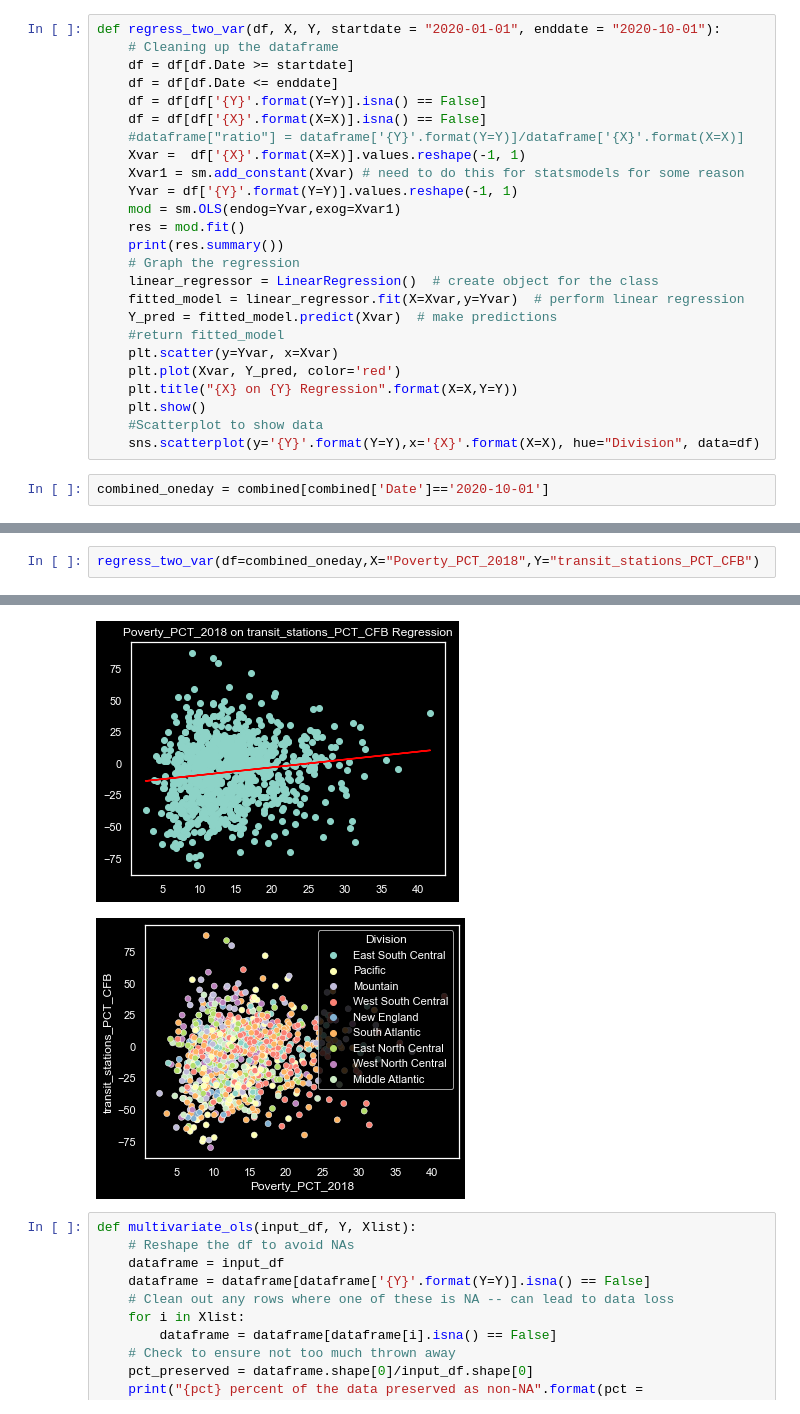
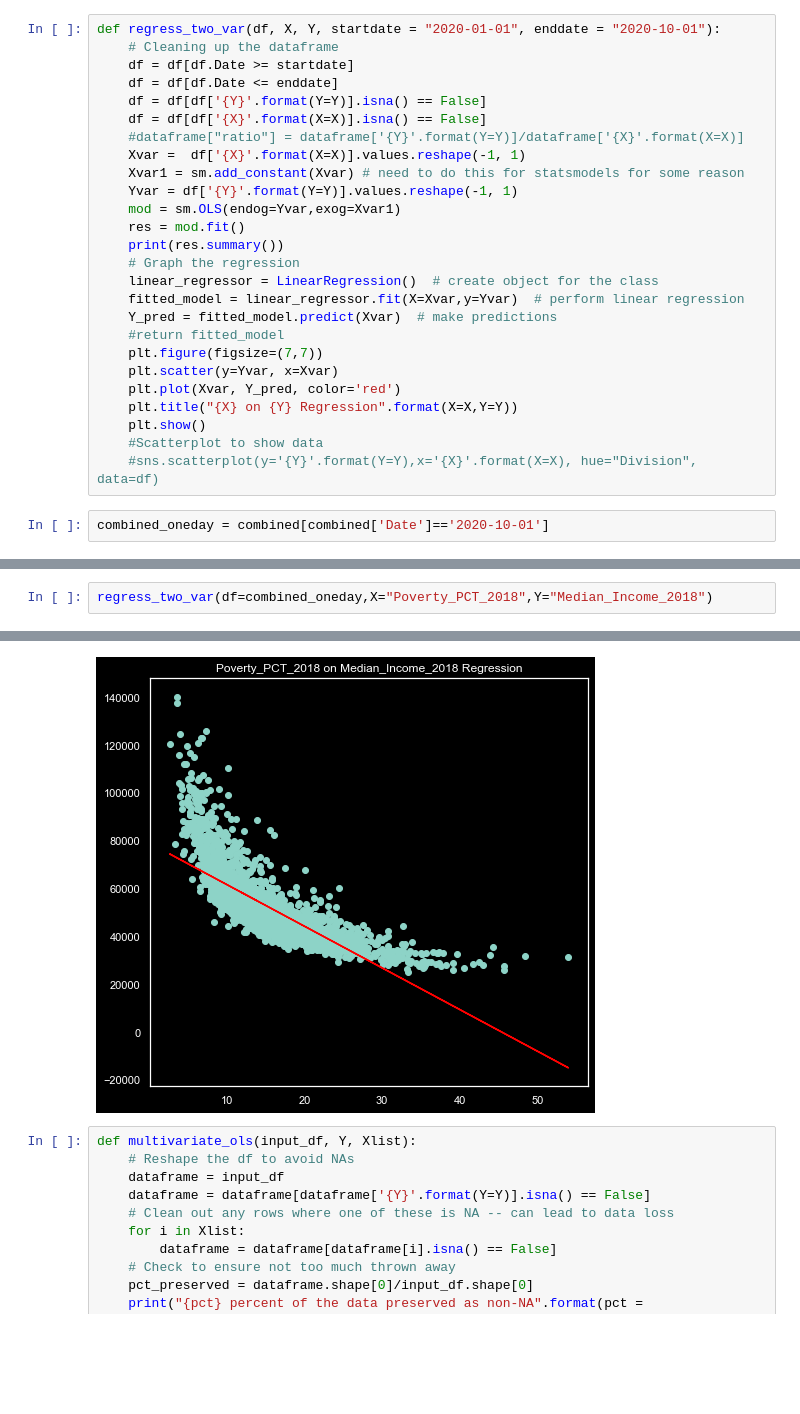
Before and after one commit to pballent/hia-covid, a Jupyter notebook: hia_covid_python_exploration/Combined_COVID_Scratch2.ipynb, the cells around one changed output, grey strips where cells are left out. Drawn from its saved outputs; the diff is of its cells as text; blank space fills up the shorter version.

```diff
--- a/hia_covid_python_exploration/Combined_COVID_Scratch2.ipynb
+++ b/hia_covid_python_exploration/Combined_COVID_Scratch2.ipynb
@@ -175,12 +173,13 @@ def regress_two_var(df, X, Y, startdate = "2020-01-01", enddate = "2020-10-01"):
     fitted_model = linear_regressor.fit(X=Xvar,y=Yvar)  # perform linear regression
     Y_pred = fitted_model.predict(Xvar)  # make predictions
     #return fitted_model
+    plt.figure(figsize=(7,7))
     plt.scatter(y=Yvar, x=Xvar)
     plt.plot(Xvar, Y_pred, color='red')
     plt.title("{X} on {Y} Regression".format(X=X,Y=Y))
     plt.show()
     #Scatterplot to show data
-    sns.scatterplot(y='{Y}'.format(Y=Y),x='{X}'.format(X=X), hue="Division", data=df)
+    #sns.scatterplot(y='{Y}'.format(Y=Y),x='{X}'.format(X=X), hue="Division", data=df)
 # %%
 combined_oneday = combined[combined['Date']=='2020-10-01']
 # %%
@@ -202,5 +205,5 @@ combined_oneday
 # %%
-regress_two_var(df=combined_oneday,X="Poverty_PCT_2018",Y="transit_stations_PCT_CFB")
+regress_two_var(df=combined_oneday,X="Poverty_PCT_2018",Y="Median_Income_2018")
 # %% [output]
                             OLS Regression Results
 ==============================================================================
@@ -214,13 +217,12 @@ Df Residuals:                     988   BIC:                             9208.
 Df Model:                           1
 Covariance Type:            nonrobust
 ==============================================================================
 ... (9 lines left out)
 ==============================================================================
 
 Notes:
 [1] Standard Errors assume that the covariance matrix of the errors is correctly specified.
-[figure, old version]
+[figure, new version]
-[figure, removed]
 # %%
 def multivariate_ols(input_df, Y, Xlist):
     # Reshape the df to avoid NAs
```
Also changed, not shown: parts of 45 cells of this notebook, 8 other files.
